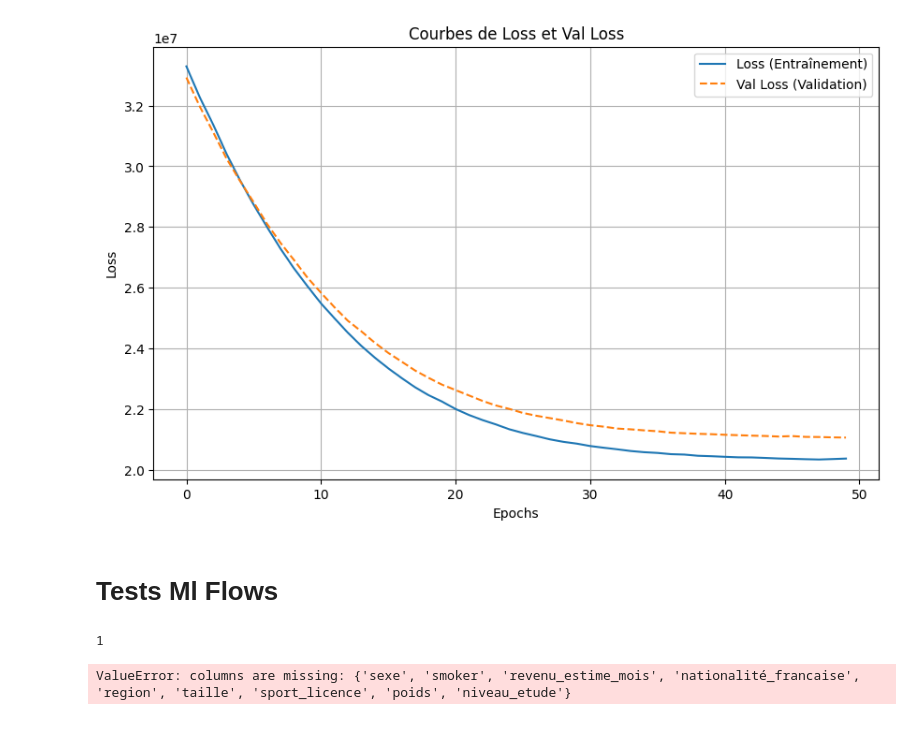
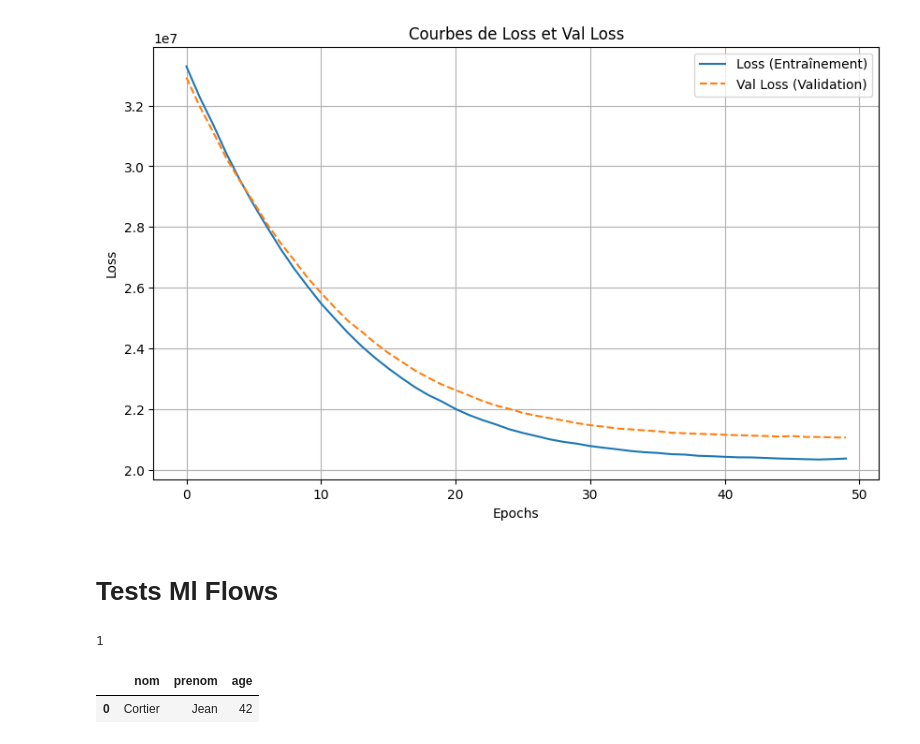
Before and after one commit to DeVerMyst/OPCO-Module-1-Brief-0, a Jupyter notebook: notebook.ipynb, the cells around one changed output. Cells and saved outputs as stored; diff of their text form; code cells hidden in the pictures.

```diff
--- a/notebook.ipynb
+++ b/notebook.ipynb
@@ -75,12 +75,7 @@ MSE: 21058280.1523, MAE: 3507.9537, R²: 0.8565
 # %%
 dict = {'nom':['Cortier'], 'prenom':['Jean'], 'age':[42]}
 df = pd.DataFrame(dict)
-# Charger le préprocesseur
-preprocessor_loaded = joblib.load(join('models','preprocessor.pkl'))
-X, y, _ = preprocessor_loaded.transform(df)
-# prédire avec le modèle
-y_pred = model_predict(model_2024_08, X)
-print("Prédictions pour le nouveau DataFrame :")
-print(y_pred)
+df
 # %% [output]
-ValueError: columns are missing: {'sexe', 'smoker', 'revenu_estime_mois', 'nationalité_francaise', 'region', 'taille', 'sport_licence', 'poids', 'niveau_etude'}
+|  | nom | prenom | age |
+| 0 | Cortier | Jean | 42 |
```
Also changed, not shown: 4 other files.
